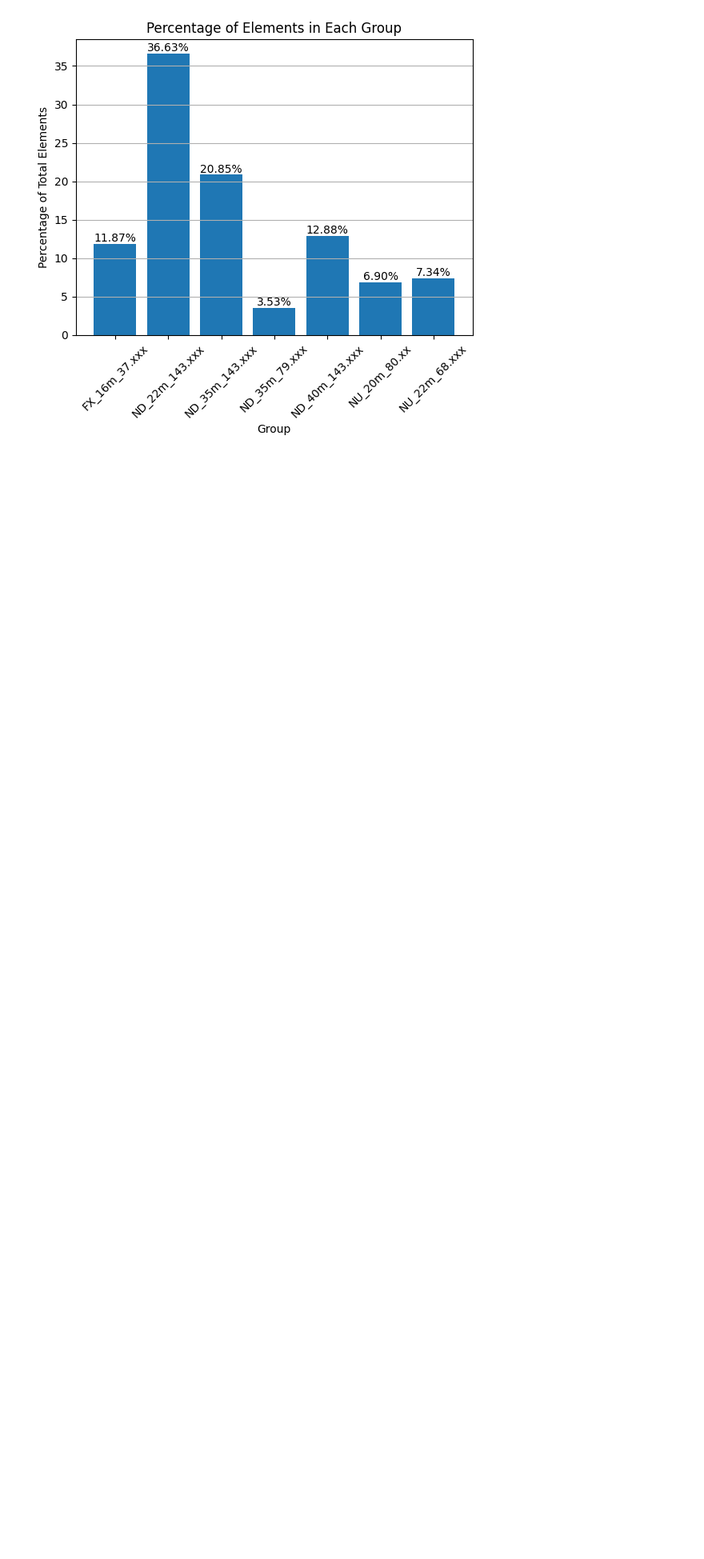
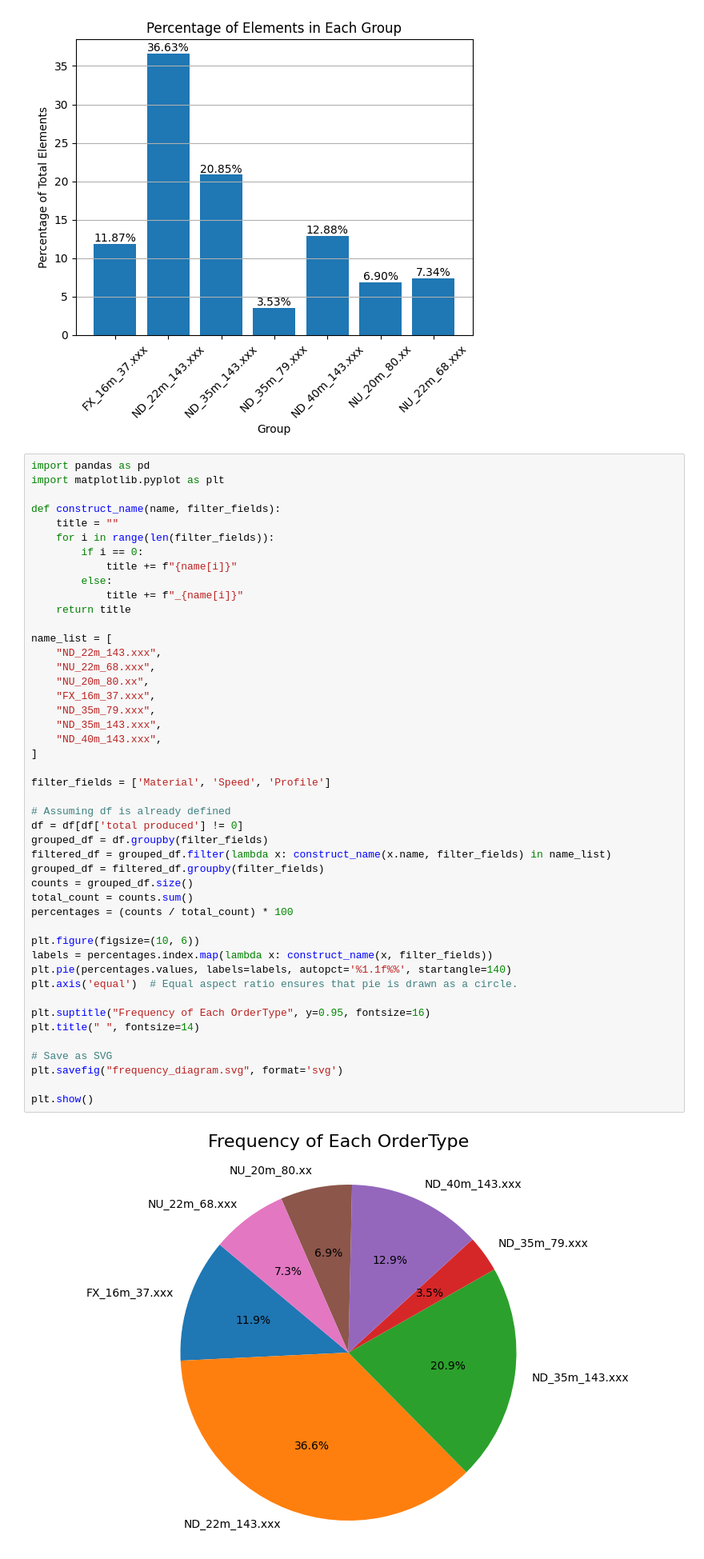
Before and after one commit to ReinoutA/simulation_bosch, a Jupyter notebook: data-analysis/MES_data_extrusion.ipynb, the cells around one changed output. Shown at 80% size. Saved outputs shown, nothing was run; the diff lists cells and outputs as text; blank space fills up the shorter version.

Commit message:
Pie chart OrderType frequencies

```diff
--- a/data-analysis/MES_data_extrusion.ipynb
+++ b/data-analysis/MES_data_extrusion.ipynb
@@ -334,3 +334,51 @@ for bar in bars:
 plt.show()
 # %% [output]
 [figure]
+# %%
+import pandas as pd
+import matplotlib.pyplot as plt
+
+def construct_name(name, filter_fields):
+    title = ""
+    for i in range(len(filter_fields)):
+        if i == 0:
+            title += f"{name[i]}"
+        else:
+            title += f"_{name[i]}"
+    return title
+
+name_list = [
+    "ND_22m_143.xxx",
+    "NU_22m_68.xxx",
+    "NU_20m_80.xx",
+    "FX_16m_37.xxx",
+    "ND_35m_79.xxx",
+    "ND_35m_143.xxx",
+    "ND_40m_143.xxx",
+]
+
+filter_fields = ['Material', 'Speed', 'Profile']
+
+# Assuming df is already defined
+df = df[df['total produced'] != 0]
+grouped_df = df.groupby(filter_fields)
+filtered_df = grouped_df.filter(lambda x: construct_name(x.name, filter_fields) in name_list)
+grouped_df = filtered_df.groupby(filter_fields)
+counts = grouped_df.size()
+total_count = counts.sum()
+percentages = (counts / total_count) * 100
+
+plt.figure(figsize=(10, 6))
+labels = percentages.index.map(lambda x: construct_name(x, filter_fields))
+plt.pie(percentages.values, labels=labels, autopct='%1.1f%%', startangle=140)
+plt.axis('equal')  # Equal aspect ratio ensures that pie is drawn as a circle.
+
+plt.suptitle("Frequency of Each OrderType", y=0.95, fontsize=16)
+plt.title(" ", fontsize=14)
+
+# Save as SVG
+plt.savefig("frequency_diagram.svg", format='svg')
+
+plt.show()
+# %% [output]
+[figure, added]
```
Also changed, not shown: parts of 1 cell of this notebook, 1 other file.
